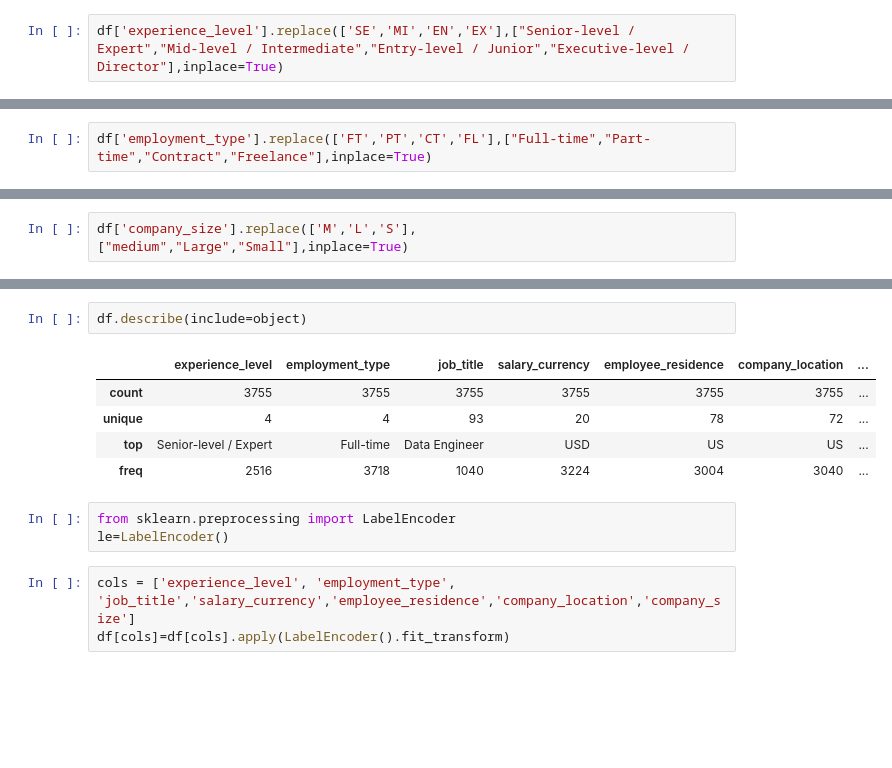
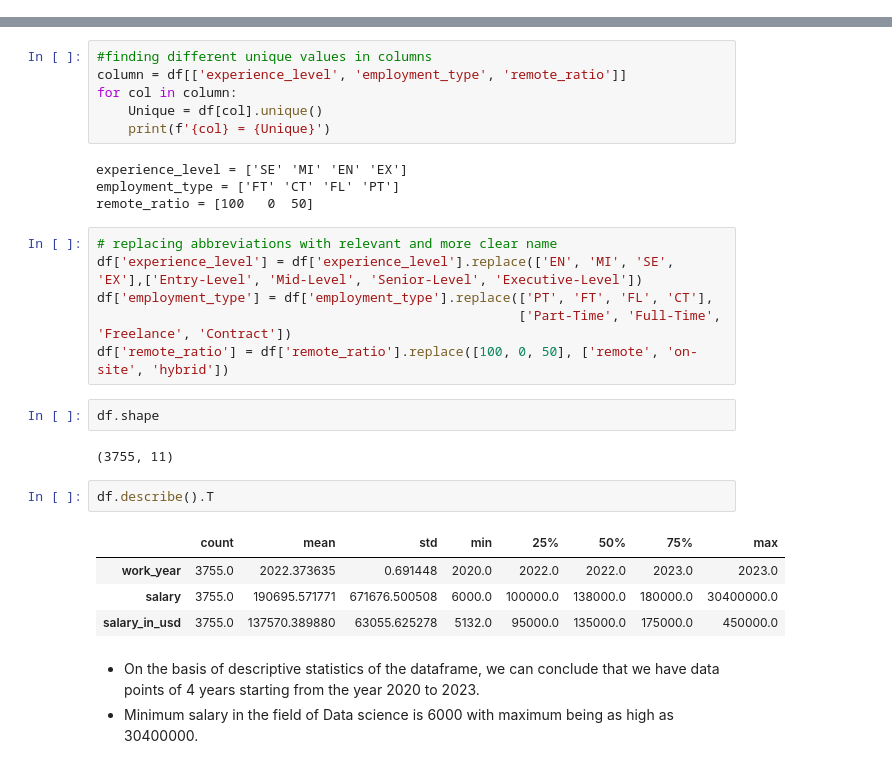
Before and after one commit to sudyhere/DS_SalaryPrediction, a Jupyter notebook: code.ipynb, the cells around one changed output, grey strips where cells are left out. Saved outputs shown, nothing was run; the diff lists cells and outputs as text; blank space fills up the shorter version.

```diff
--- a/code.ipynb
+++ b/code.ipynb
@@ -52,2 +30,0 @@ df
-# %%
-df['experience_level'].replace(['SE','MI','EN','EX'],["Senior-level / Expert","Mid-level / Intermediate","Entry-level / Junior","Executive-level / Director"],inplace=True)
@@ -70,2 +30,0 @@ Name: employment_type, dtype: int64
-# %%
-df['employment_type'].replace(['FT','PT','CT','FL'],["Full-time","Part-time","Contract","Freelance"],inplace=True)
@@ -87,2 +30,0 @@ Name: company_size, dtype: int64
-# %%
-df['company_size'].replace(['M','L','S'],["medium","Large","Small"],inplace=True)
@@ -98,17 +66,33 @@ Name: company_size, dtype: int64
+# %%
+#finding different unique values in columns
+column = df[['experience_level', 'employment_type', 'remote_ratio']]
+for col in column:
+    Unique = df[col].unique()
+    print(f'{col} = {Unique}')
+# %% [output]
+experience_level = ['SE' 'MI' 'EN' 'EX']
+employment_type = ['FT' 'CT' 'FL' 'PT']
+remote_ratio = [100   0  50]
+# %%
+# replacing abbreviations with relevant and more clear name
+df['experience_level'] = df['experience_level'].replace(['EN', 'MI', 'SE', 'EX'],['Entry-Level', 'Mid-Level', 'Senior-Level', 'Executive-Level'])
+df['employment_type'] = df['employment_type'].replace(['PT', 'FT', 'FL', 'CT'],
+                                                      ['Part-Time', 'Full-Time', 'Freelance', 'Contract'])
+df['remote_ratio'] = df['remote_ratio'].replace([100, 0, 50], ['remote', 'on-site', 'hybrid'])
+# %%
+df.shape
+# %% [output]
+(3755, 11)
 # %%
-df.describe(include=object)
+df.describe().T
 # %% [output]
-|  | experience_level | employment_type | job_title | salary_currency | employee_residence | company_location | ... |
-| count | 3755 | 3755 | 3755 | 3755 | 3755 | 3755 | ... |
-| unique | 4 | 4 | 93 | 20 | 78 | 72 | ... |
-| top | Senior-level / Expert | Full-time | Data Engineer | USD | US | US | ... |
-| freq | 2516 | 3718 | 1040 | 3224 | 3004 | 3040 | ... |
+|  | count | mean | std | min | 25% | 50% | 75% | max |
+| work_year | 3755.0 | 2022.373635 | 0.691448 | 2020.0 | 2022.0 | 2022.0 | 2023.0 | 2023.0 |
+| salary | 3755.0 | 190695.571771 | 671676.500508 | 6000.0 | 100000.0 | 138000.0 | 180000.0 | 30400000.0 |
+| salary_in_usd | 3755.0 | 137570.389880 | 63055.625278 | 5132.0 | 95000.0 | 135000.0 | 175000.0 | 450000.0 |
-# %%
-from sklearn.preprocessing import LabelEncoder
-le=LabelEncoder()
-# %%
-cols = ['experience_level', 'employment_type', 'job_title','salary_currency','employee_residence','company_location','company_size']
-df[cols]=df[cols].apply(LabelEncoder().fit_transform)
+# %% [markdown]
+- On the basis of descriptive statistics of the dataframe, we can conclude that we have data points of 4 years starting from the year 2020 to 2023.
+- Minimum salary in the field of Data science is 6000 with maximum being as high as 30400000.
 # %%
 df.info()
 # %% [output]
```
Also changed, not shown: parts of 51 cells of this notebook.
